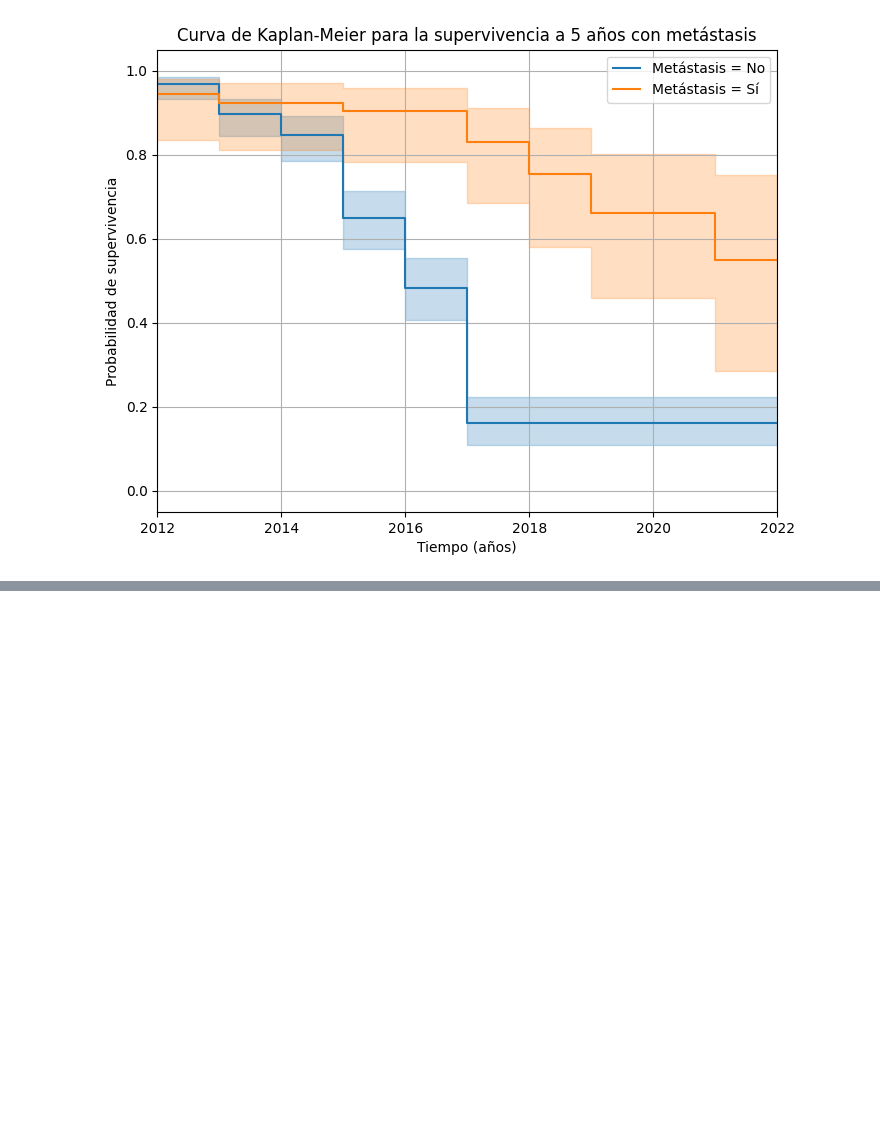
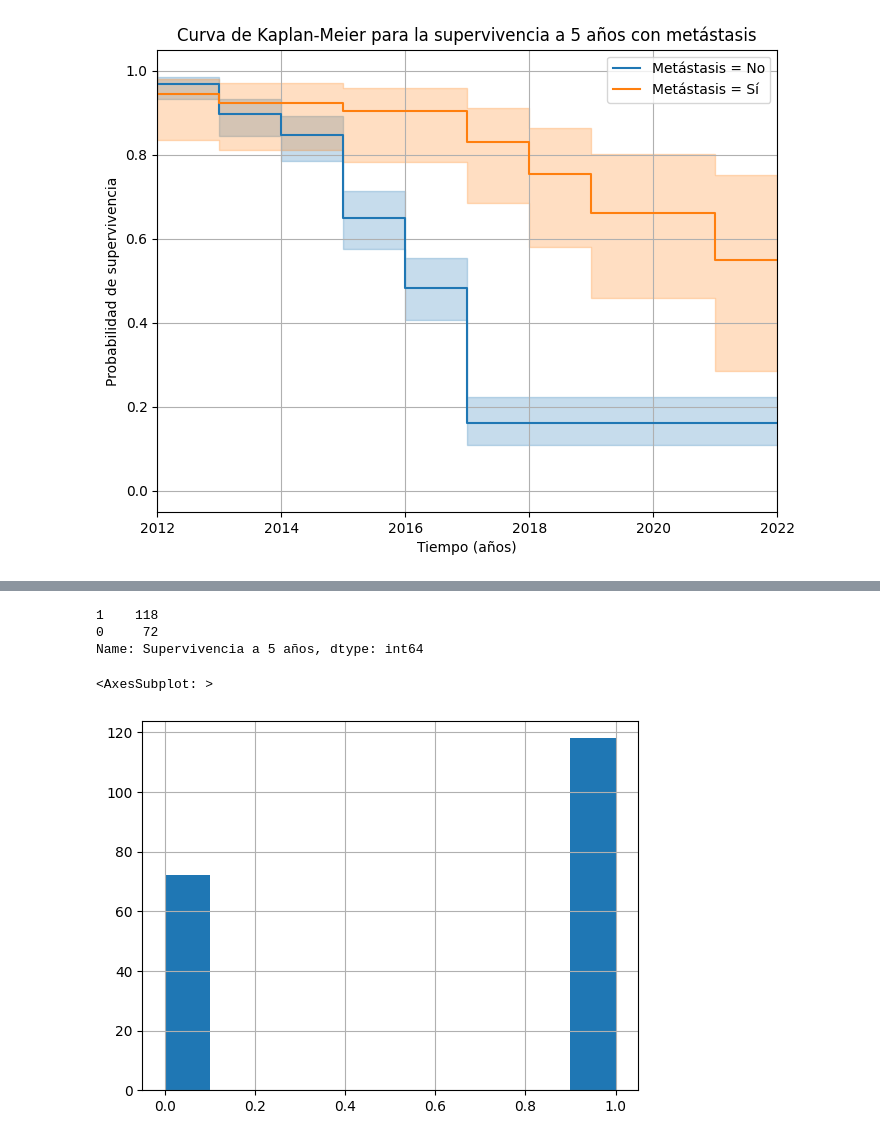
Before and after one commit to slesageq/Survivor_Analysis, a Jupyter notebook: analysis_filtered.ipynb, the cells around one changed output, grey strips where cells are left out. Drawn from its saved outputs; the diff is of its cells as text; code cells hidden in the pictures; blank space fills up the shorter version.

```diff
--- a/analysis_filtered.ipynb
+++ b/analysis_filtered.ipynb
@@ -1402,0 +1446,12 @@ plt.show()
+# %%
+ndi = df[df['Tipo Histológico'] == 'Carcinoma Ductal Invasor']
+ndi['Supervivencia a 5 años'].value_counts()
+# %% [output]
+1    118
+0     72
+Name: Supervivencia a 5 años, dtype: int64
+# %%
+ndi['Supervivencia a 5 años'].hist()
+# %% [output]
+<AxesSubplot: >
+[figure, added]
```
Also changed, not shown: parts of 2 cells of this notebook.
